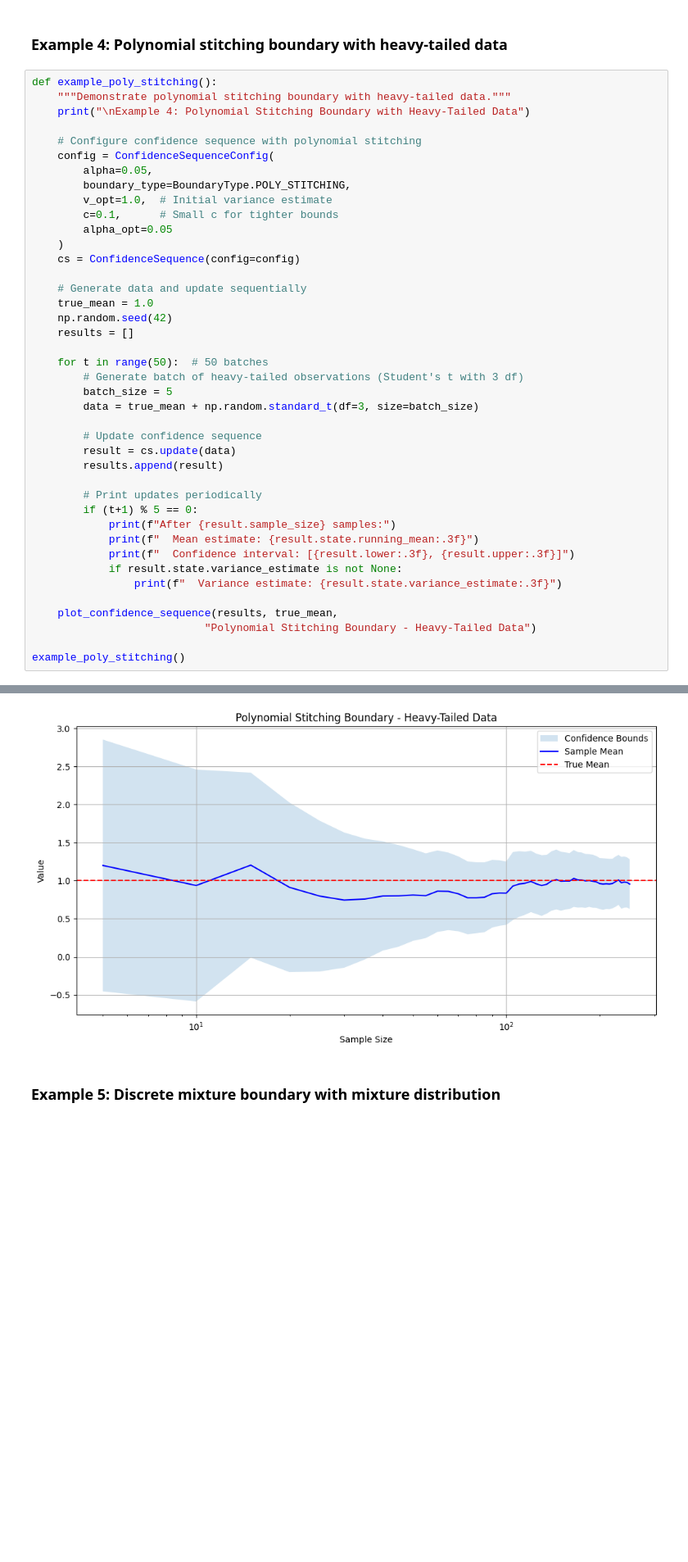
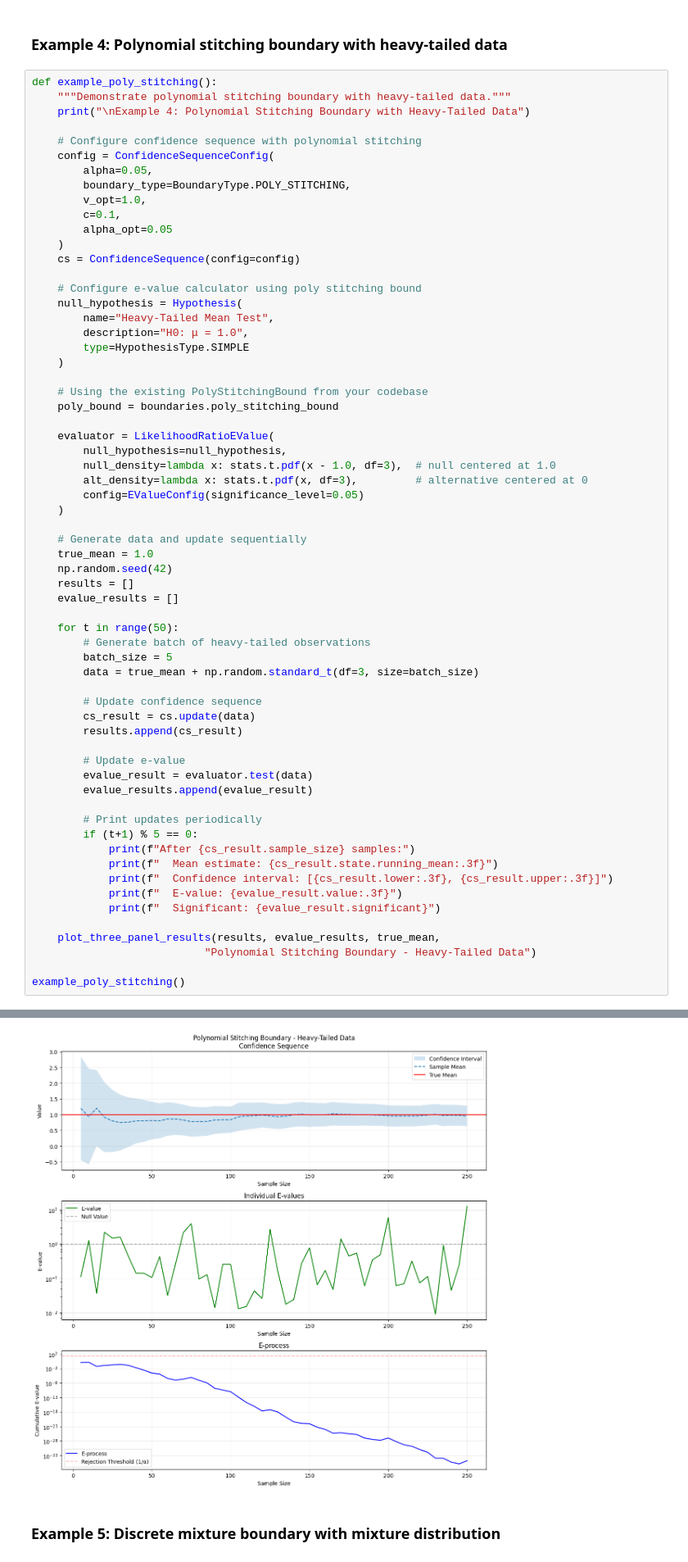
Before and after one commit to jakorostami/expectation, a Jupyter notebook: examples/confseq-demo.ipynb, the cells around one changed output, grey strips where cells are left out. Shown at 82% size. Saved outputs shown, nothing was run; the diff lists cells and outputs as text; blank space fills up the shorter version.

```diff
--- a/examples/confseq-demo.ipynb
+++ b/examples/confseq-demo.ipynb
@@ -216,35 +298,57 @@ def example_poly_stitching():
     config = ConfidenceSequenceConfig(
         alpha=0.05,
         boundary_type=BoundaryType.POLY_STITCHING,
-        v_opt=1.0,  # Initial variance estimate
-        c=0.1,      # Small c for tighter bounds
+        v_opt=1.0,
+        c=0.1,
         alpha_opt=0.05
     )
     cs = ConfidenceSequence(config=config)
+
+    # Configure e-value calculator using poly stitching bound
+    null_hypothesis = Hypothesis(
+        name="Heavy-Tailed Mean Test",
+        description="H0: μ = 1.0",
+        type=HypothesisType.SIMPLE
+    )
+
+    # Using the existing PolyStitchingBound from your codebase
+    poly_bound = boundaries.poly_stitching_bound
+
+    evaluator = LikelihoodRatioEValue(
+        null_hypothesis=null_hypothesis,
+        null_density=lambda x: stats.t.pdf(x - 1.0, df=3),  # null centered at 1.0
+        alt_density=lambda x: stats.t.pdf(x, df=3),         # alternative centered at 0
+        config=EValueConfig(significance_level=0.05)
+    )
 
     # Generate data and update sequentially
     true_mean = 1.0
     np.random.seed(42)
     results = []
+    evalue_results = []
 
-    for t in range(50):  # 50 batches
-        # Generate batch of heavy-tailed observations (Student's t with 3 df)
+    for t in range(50):
+        # Generate batch of heavy-tailed observations
         batch_size = 5
         data = true_mean + np.random.standard_t(df=3, size=batch_size)
 
         # Update confidence sequence
-        result = cs.update(data)
-        results.append(result)
+        cs_result = cs.update(data)
+        results.append(cs_result)
+
+        # Update e-value
+        evalue_result = evaluator.test(data)
+        evalue_results.append(evalue_result)
 
         # Print updates periodically
         if (t+1) % 5 == 0:
-            print(f"After {result.sample_size} samples:")
-            print(f"  Mean estimate: {result.state.running_mean:.3f}")
-            print(f"  Confidence interval: [{result.lower:.3f}, {result.upper:.3f}]")
-            if result.state.variance_estimate is not None:
-                print(f"  Variance estimate: {result.state.variance_estimate:.3f}")
+            print(f"After {cs_result.sample_size} samples:")
+            print(f"  Mean estimate: {cs_result.state.running_mean:.3f}")
+            print(f"  Confidence interval: [{cs_result.lower:.3f}, {cs_result.upper:.3f}]")
+            print(f"  E-value: {evalue_result.value:.3f}")
+            print(f"  Significant: {evalue_result.significant}")
 
-    plot_confidence_sequence(results, true_mean,
+    plot_three_panel_results(results, evalue_results, true_mean,
                            "Polynomial Stitching Boundary - Heavy-Tailed Data")
 
 example_poly_stitching()
@@ -269,4 +373,4 @@ After 250 samples:
-[figure, old version]
+[figure, new version]
 # %% [markdown]
 ### Example 5: Discrete mixture boundary with mixture distribution
 # %%
```
Also changed, not shown: parts of 11 cells of this notebook.
